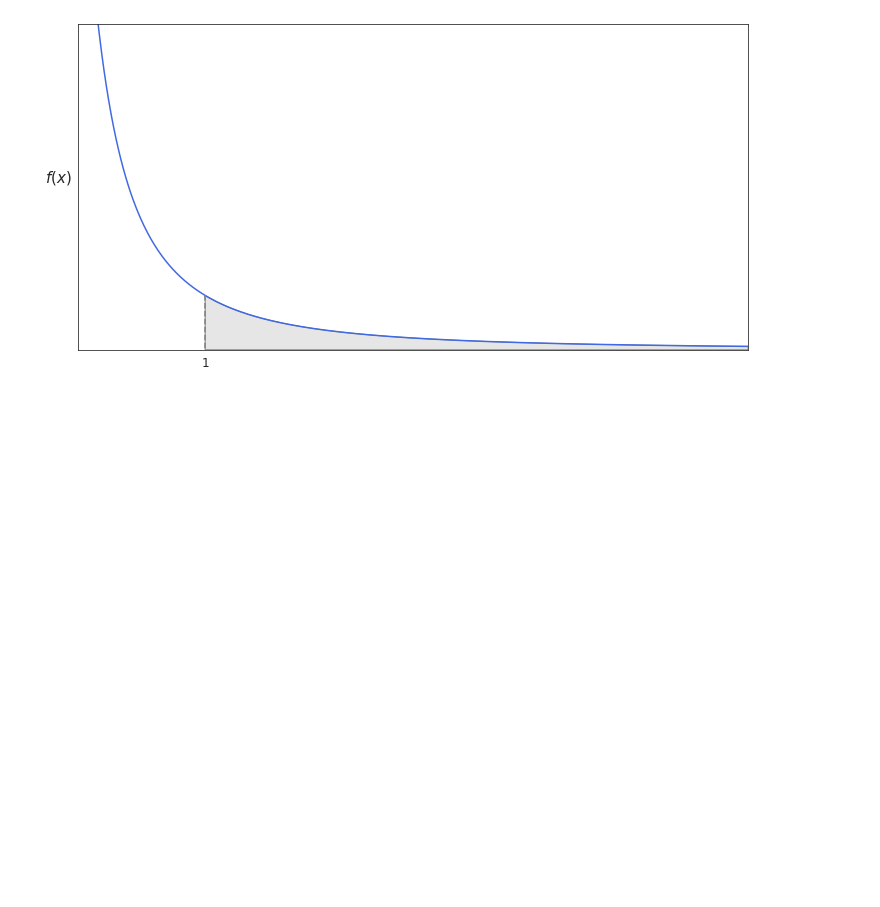
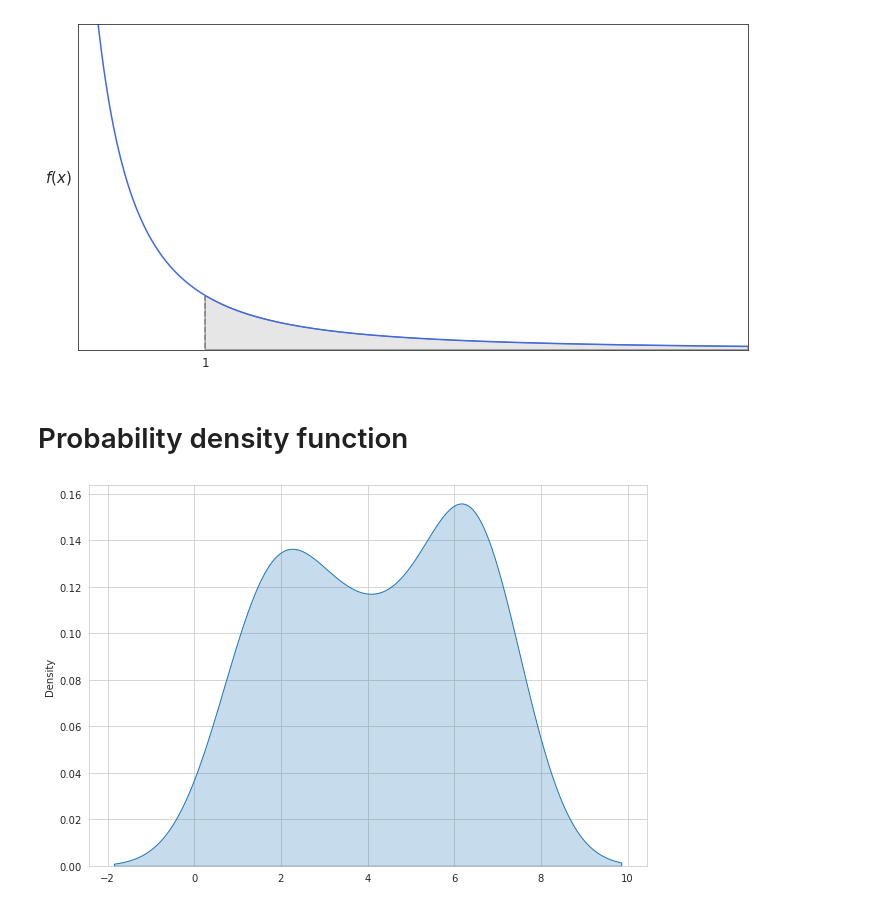
Before and after one commit to vzahorui/vzahorui.github.io, a Jupyter notebook: jupyter_notebooks/calculus/plot_integrals.ipynb, the cells around one changed output. Cells and saved outputs as stored; diff of their text form; code cells hidden in the pictures; blank space fills up the shorter version.

Commit message:
added probability bounds and sample statistics

```diff
--- a/jupyter_notebooks/calculus/plot_integrals.ipynb
+++ b/jupyter_notebooks/calculus/plot_integrals.ipynb
@@ -117,3 +117,13 @@ ax.set_ylabel('$f(x)$', fontsize=15, rotation=0, labelpad=20)
 plt.savefig('../../assets/images/calculus/plot_area_under_improper_integral.png', bbox_inches='tight');
 # %% [output]
 [figure]
+# %% [markdown]
+# Probability density function
+# %%
+with sns.axes_style('whitegrid'):
+    fig, ax = plt.subplots(figsize=(10, 7))
+data = [1.5]*5 + [2.5]*3 + [3.5]*2 + [4.5]*3 + [5.5]*1 + [6.5]*8
+sns.kdeplot(np.array(data), fill=True)
+plt.savefig('../../assets/images/calculus/pdf_example.png', bbox_inches='tight');
+# %% [output]
+[figure, added]
```
Also changed, not shown: 13 other files.
